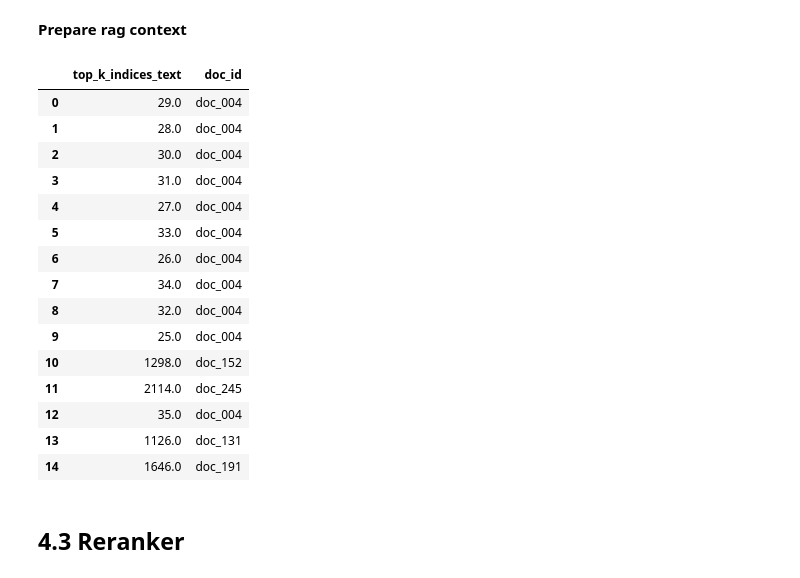
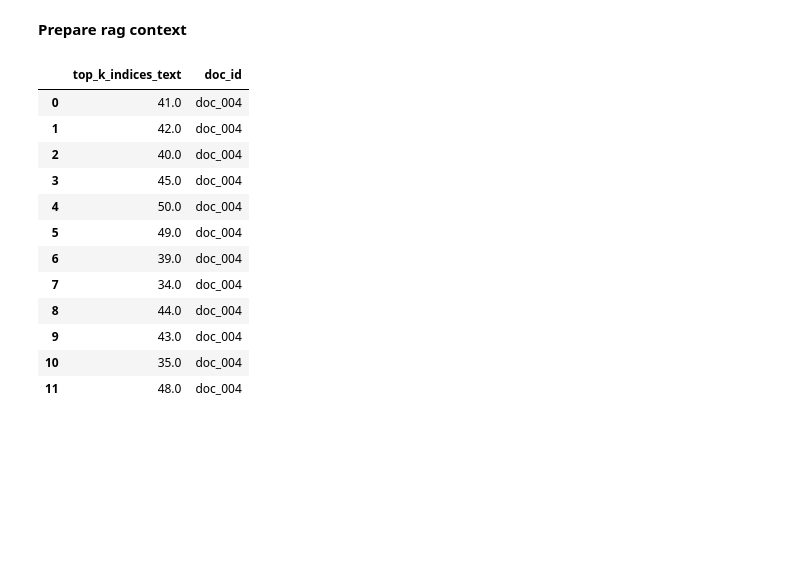
Before and after one commit to Dangennadevich/Raiff-LLM-Hack-2025, a Jupyter notebook: dev-strategy_2.ipynb, the cells around one changed output. Drawn from its saved outputs; the diff is of its cells as text; code cells hidden in the pictures; blank space fills up the shorter version.

```diff
--- a/dev-strategy_2.ipynb
+++ b/dev-strategy_2.ipynb
@@ -707,7 +333,7 @@ correct_id = 3 # рандомный идентификатор
 user_query = data.loc[correct_id, 'text'][2][0] # [номер чанка][вопрос, ответ] - выбираем вопрос
 print(f'User query: {user_query}')
 
-example = get_embedding(text=user_query, dimensions=1024)
+example = get_embedding(text=user_query)
 example = normalize_vector(example)
 
 top_k_indices, top_k_similarities = hnsw_index_t.search(np.array([example], dtype=np.float32), 10) # Ищем пример
@@ -846,13 +706,17 @@ example_512 = normalize_vector(example_512)
+# %%
+# Эмбединг вопроса
+example_question = get_embedding(text=user_query)
+example_question = normalize_vector(example_question)
 # %%
 # Топ K вопросов по тексту
-top_k_similarities_text, top_k_indices_text = hnsw_index_t.search(np.array([example_1024], dtype=np.float32), K) # В БД Tags+annotation ищем пример
+top_k_similarities_text, top_k_indices_text = hnsw_index_t.search(np.array([example_question], dtype=np.float32), FAISS_TEXT_K) # В БД Tags+annotation ищем пример
 
 text_sim = dict()
 for idx, sim in zip(top_k_indices_text[0], top_k_similarities_text[0]):
     text_sim[idx.item()] = sim.item()
 
 # Ток K вопросам по аннотациям + теги
-top_k_similarities_key_annot, top_k_indices_key_annot = hnsw_index_an_t.search(np.array([example_512], dtype=np.float32), K) # В БД Tags+annotation ищем пример
+top_k_similarities_key_annot, top_k_indices_key_annot = hnsw_index_an_t.search(np.array([example_question], dtype=np.float32), FAISS_ANNOTATION_K) # В БД Tags+annotation ищем пример
 
 tags_annot_sim = dict()
 for idx, sim in zip(top_k_indices_key_annot[0], top_k_similarities_key_annot[0]):
@@ -992,0 +831,10 @@ bm25_results = pd.DataFrame(
+# %%
+bm25_results = bm25.search(user_query, top_k=BM25_TOPK)
+
+for doc_id, score in bm25_results:
+    print(score, docs[doc_id])
+
+bm25_results = pd.DataFrame(
+    bm25_results,
+    columns=['top_k_indices_text', 'bm25_score']
+    )
@@ -1095,13 +935,13 @@ annotation_doc_id = ''
 
 # Соберем единый датасет
 df_for_sort = df_text_result.merge(
-    df_tags_annot_result_agg,
-    on='doc_id',
-    how='outer'
+        df_tags_annot_result_agg,
+        on='doc_id',
+        how='outer'
     ).merge(
-    bm25_results,
-    on=['top_k_indices_text', 'doc_id'],
-    how='outer'
+        bm25_results,
+        on=['top_k_indices_text', 'doc_id'],
+        how='outer'
     )
 
 # Заполним пропуски в скорах
@@ -1112,49 +952,44 @@ df_for_sort['bm25_score'] = df_for_sort['bm25_score'].fillna(0)
 # Единый скор и сортировка, оставляем топ SK чанков
 df_for_sort['result_score'] = df_for_sort['cos_scores_m'] + df_for_sort['cos_scores_ka_m'] + df_for_sort['bm25_score']
 df_for_sort = df_for_sort.sort_values('result_score', ascending=False)
-target_text_chunk = df_for_sort.reset_index(drop=True).loc[:SK-1, ['top_k_indices_text', 'doc_id']]
+target_text_chunk = df_for_sort.reset_index(drop=True).loc[:TOP_K-1, ['top_k_indices_text', 'doc_id']]
 
 # NEW - индексы для чанков по тексту
 target_text_chunk_notna = target_text_chunk[~target_text_chunk['top_k_indices_text'].isna()]
 
 # # Собираем чанки текста из storage_t
 message_for_rerank = [storage_t[key][1] for key in target_text_chunk_notna['top_k_indices_text']]
 # rag_message = '\n'.join(rag_message)
 
 # # Если есть doc_id без чанка, добавим анотацию doc_id
 if (target_text_chunk['top_k_indices_text'].isna()).any():
     # Получаем doc_id у пропущенного значения
     annotation_doc_id = target_text_chunk[
         target_text_chunk['top_k_indices_text'].isna()
         ].reset_index()\
         .loc[0, 'doc_id']
 
     annotation_missed_chunk = data[data['id']==annotation_doc_id]['annotation'].values[0] # Аннотация пропущенного id
     message_for_rerank.append(f"\nАннотация: {annotation_missed_chunk}")
 
 # Добавим анатацию самого сонаправленного doc_id
 if annotation_doc_id != target_text_chunk.loc[0, 'doc_id']:
     annotation_doc_id = target_text_chunk.loc[0, 'doc_id']
     annotation_top1 = data[data['id']==annotation_doc_id]['annotation'].values[0] # Аннотация пропущенного id
     message_for_rerank.append(f"\nАннотация: {annotation_top1}")
 
 target_text_chunk
 # %% [output]
 |  | top_k_indices_text | doc_id |
-| 0 | 29.0 | doc_004 |
-| 1 | 28.0 | doc_004 |
-| 2 | 30.0 | doc_004 |
-| 3 | 31.0 | doc_004 |
-| 4 | 27.0 | doc_004 |
-| 5 | 33.0 | doc_004 |
-| 6 | 26.0 | doc_004 |
+| 0 | 41.0 | doc_004 |
+| 1 | 42.0 | doc_004 |
+| 2 | 40.0 | doc_004 |
+| 3 | 45.0 | doc_004 |
+| 4 | 50.0 | doc_004 |
+| 5 | 49.0 | doc_004 |
+| 6 | 39.0 | doc_004 |
 | 7 | 34.0 | doc_004 |
-| 8 | 32.0 | doc_004 |
-| 9 | 25.0 | doc_004 |
-| 10 | 1298.0 | doc_152 |
-| 11 | 2114.0 | doc_245 |
-| 12 | 35.0 | doc_004 |
-| 13 | 1126.0 | doc_131 |
-| 14 | 1646.0 | doc_191 |
+| 8 | 44.0 | doc_004 |
+| 9 | 43.0 | doc_004 |
+| 10 | 35.0 | doc_004 |
+| 11 | 48.0 | doc_004 |
-# %% [markdown]
-## 4.3 Reranker
```
Also changed, not shown: parts of 109 cells of this notebook, 16 other files.
